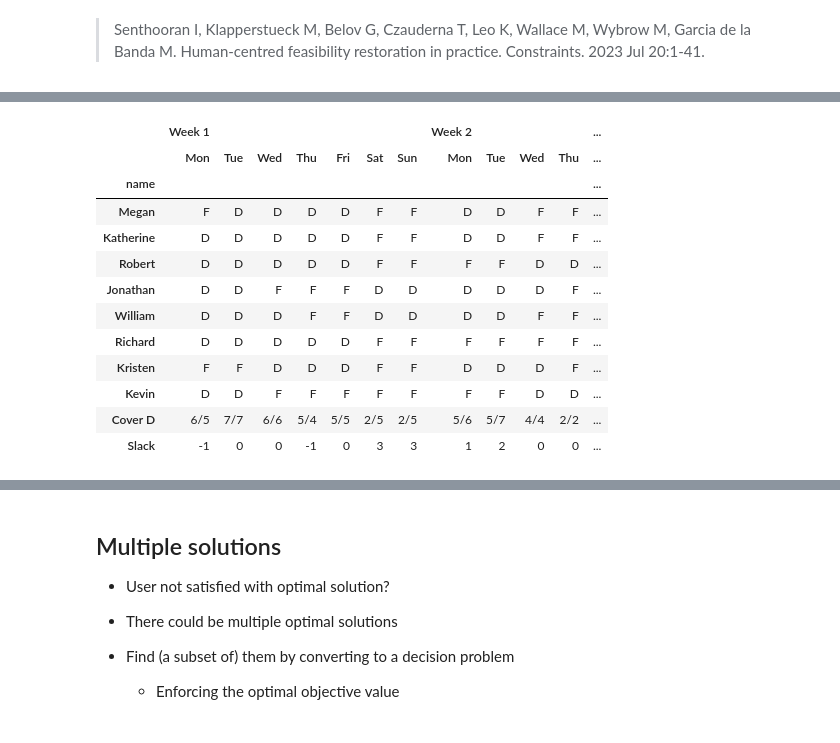
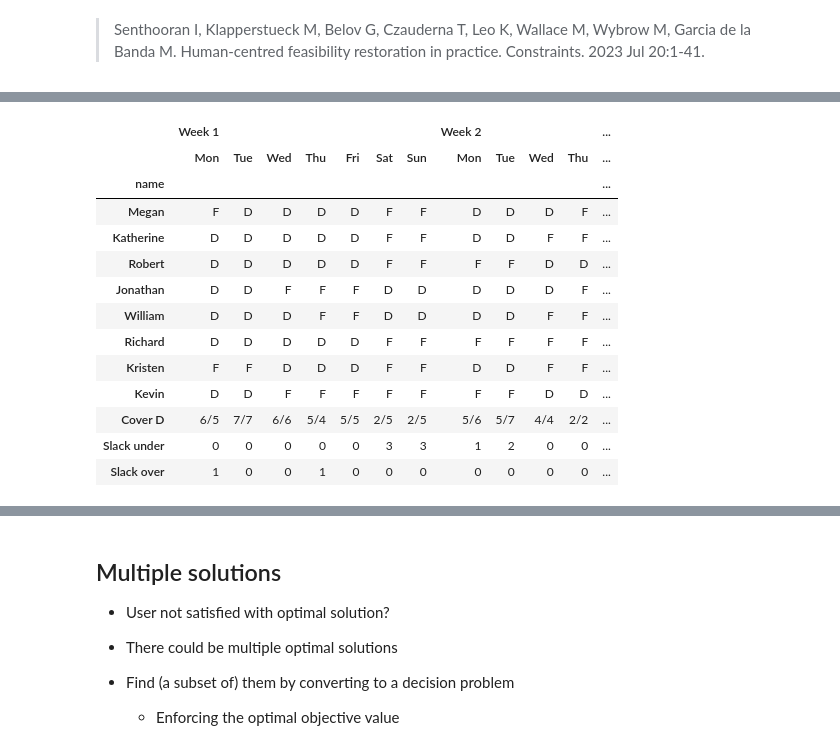
Before and after one commit to CPMpy/XCP-explain, a Jupyter notebook: hands-on-tutorial.ipynb, the cells around one changed output, grey strips where cells are left out. Saved outputs shown, nothing was run; the diff lists cells and outputs as text; code cells hidden in the pictures.

```diff
--- a/hands-on-tutorial.ipynb
+++ b/hands-on-tutorial.ipynb
@@ -1021,21 +1040,26 @@ for _, cover in factory.data.cover.iterrows():
 # %%
-slack_model, slack_nurse_view, slack_view = factory.get_slack_model()  # CMPpy Model
+factory = NurseSchedulingFactory(data)
+
+slack_model, slack_nurse_view, slack_under, slack_over = factory.get_slack_model()  # CMPpy Model
 assert slack_model.solve()
 
 style = visualize(slack_nurse_view.value(), factory)
-style.data.loc["Slack"] = list(slack_view.value()) + [" "]
+style.data.loc["Slack under"] = list(slack_under.value()) + [" "]
+style.data.loc["Slack over"] = list(slack_over.value()) + [" "]
+
 display(style)
 # %% [output]
 |  | Week 1 |  |  |  |  |  |  | Week 2 |  |  |  | ... |
 |  | Mon | Tue | Wed | Thu | Fri | Sat | Sun | Mon | Tue | Wed | Thu | ... |
 | name |  |  |  |  |  |  |  |  |  |  |  | ... |
-| Megan | F | D | D | D | D | F | F | D | D | F | F | ... |
+| Megan | F | D | D | D | D | F | F | D | D | D | F | ... |
 | Katherine | D | D | D | D | D | F | F | D | D | F | F | ... |
 | Robert | D | D | D | D | D | F | F | F | F | D | D | ... |
 | Jonathan | D | D | F | F | F | D | D | D | D | D | F | ... |
 | William | D | D | D | F | F | D | D | D | D | F | F | ... |
 | Richard | D | D | D | D | D | F | F | F | F | F | F | ... |
-| Kristen | F | F | D | D | D | F | F | D | D | D | F | ... |
+| Kristen | F | F | D | D | D | F | F | D | D | F | F | ... |
 | Kevin | D | D | F | F | F | F | F | F | F | D | D | ... |
 | Cover D | 6/5 | 7/7 | 6/6 | 5/4 | 5/5 | 2/5 | 2/5 | 5/6 | 5/7 | 4/4 | 2/2 | ... |
-| Slack | -1 | 0 | 0 | -1 | 0 | 3 | 3 | 1 | 2 | 0 | 0 | ... |
+| Slack under | 0 | 0 | 0 | 0 | 0 | 3 | 3 | 1 | 2 | 0 | 0 | ... |
+| Slack over | 1 | 0 | 0 | 1 | 0 | 0 | 0 | 0 | 0 | 0 | 0 | ... |
```
Also changed, not shown: parts of 25 cells of this notebook, 1 other file.
